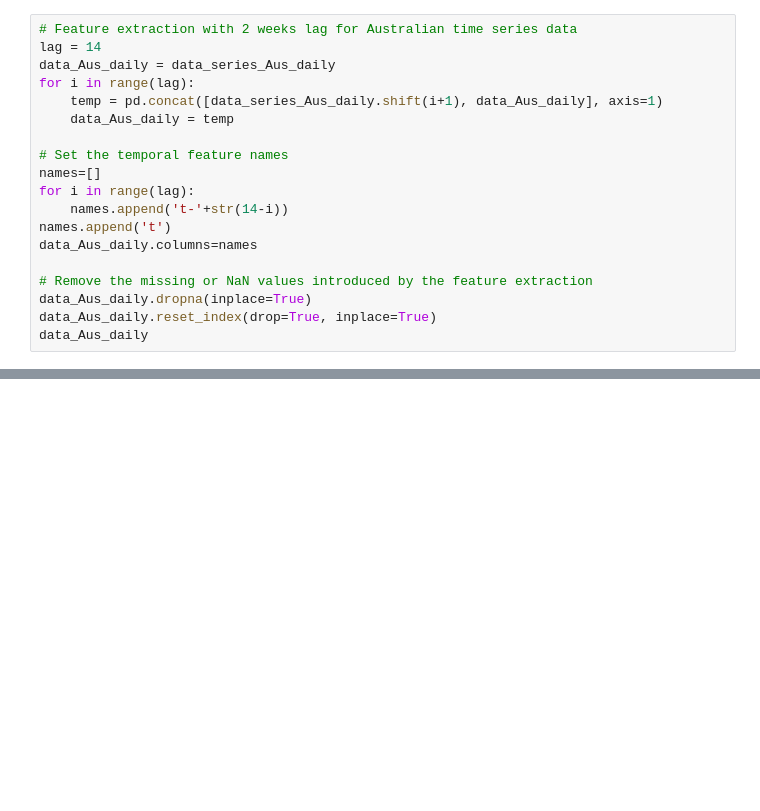
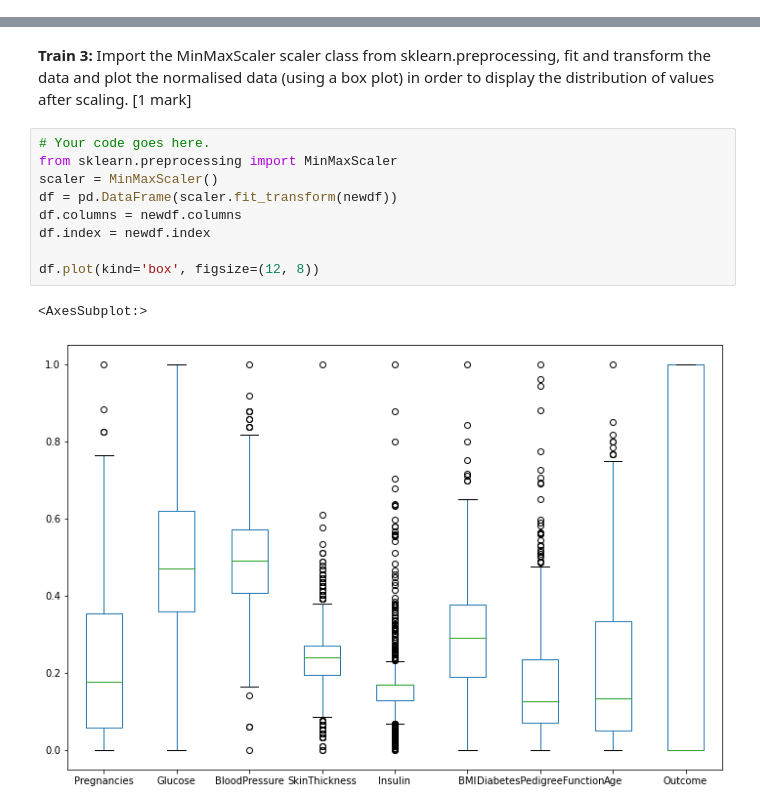
Before and after one commit to maacpiash/COMP8220, a Jupyter notebook: Assignment/assessed-task-2.ipynb, the cells around one changed output, grey strips where cells are left out. Drawn from its saved outputs; the diff is of its cells as text; blank space fills up the shorter version.

```diff
--- a/Assignment/assessed-task-2.ipynb
+++ b/Assignment/assessed-task-2.ipynb
@@ -111,19 +0,0 @@ As suggested by the medical research, the incubation period of COVID-19 virus is
-# %%
-# Feature extraction with 2 weeks lag for Australian time series data
-lag = 14
-data_Aus_daily = data_series_Aus_daily
-for i in range(lag):
-    temp = pd.concat([data_series_Aus_daily.shift(i+1), data_Aus_daily], axis=1)
-    data_Aus_daily = temp
-
-# Set the temporal feature names
-names=[]
-for i in range(lag):
-    names.append('t-'+str(14-i))
-names.append('t')
-data_Aus_daily.columns=names
-
-# Remove the missing or NaN values introduced by the feature extraction
-data_Aus_daily.dropna(inplace=True)
-data_Aus_daily.reset_index(drop=True, inplace=True)
-data_Aus_daily
@@ -464,0 +103,14 @@ Particularly, you can make use of the performance score mean and std values to p
+# %% [markdown]
+**Train 3:** Import the MinMaxScaler scaler class from sklearn.preprocessing, fit and transform the data and plot the normalised data (using a box plot) in order to display the distribution of values after scaling. [1 mark]
+# %%
+# Your code goes here.
+from sklearn.preprocessing import MinMaxScaler
+scaler = MinMaxScaler()
+df = pd.DataFrame(scaler.fit_transform(newdf))
+df.columns = newdf.columns
+df.index = newdf.index
+
+df.plot(kind='box', figsize=(12, 8))
+# %% [output]
+<AxesSubplot:>
+[figure, added]
```
Also changed, not shown: parts of 97 cells of this notebook, 1 other file.
